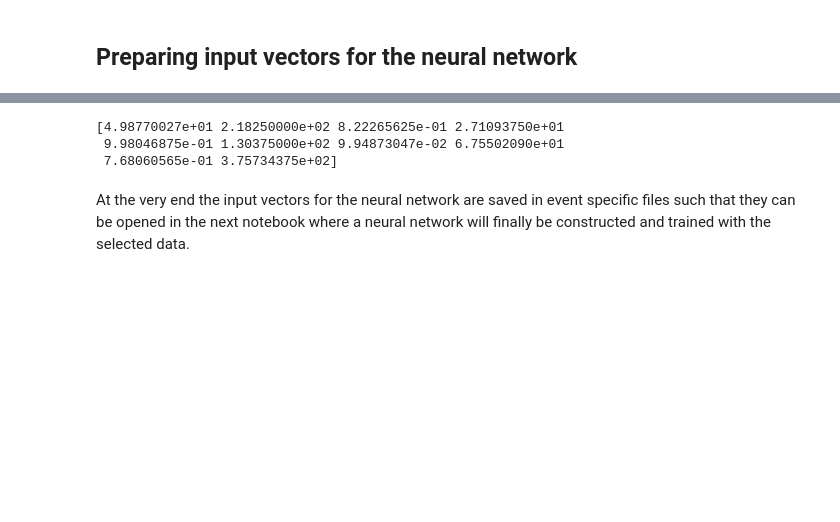
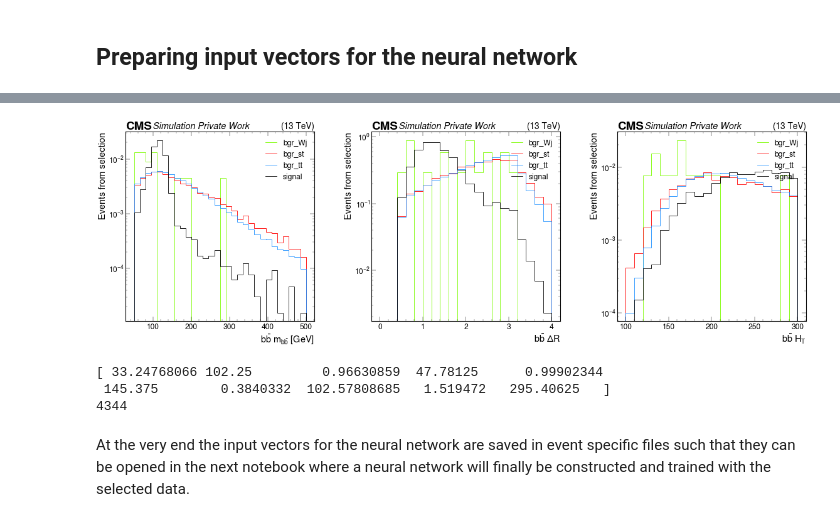
Before and after one commit to ArtMk/lhc-ml, a Jupyter notebook: 04_Event_Selection.ipynb, the cells around one changed output, grey strips where cells are left out. Saved outputs shown, nothing was run; the diff lists cells and outputs as text; code cells hidden in the pictures; blank space fills up the shorter version.

```diff
--- a/04_Event_Selection.ipynb
+++ b/04_Event_Selection.ipynb
@@ -464,31 +482,6 @@ for sub_cat in files_list:
     )
 # %%
 # construct sub histograms to be plotted
-selection_hisssst = {"m_bb":   observables[{"deltaR": sum, "ht": sum}],    # m_bb
-                     "deltaR": observables[{"m_bb": sum, "ht": sum}],      # deltaR
-                     "ht":     observables[{"m_bb": sum, "deltaR": sum}]}  # ht
+new_observables_hist = {"m_bb":   observables[{"deltaR": sum, "ht": sum}],    # m_bb
+                        "deltaR": observables[{"m_bb": sum, "ht": sum}],      # deltaR
+                        "ht":     observables[{"m_bb": sum, "deltaR": sum}]}  # ht
-# %%
-plt.style.use(mplhep.style.CMS)
-
-# make axes
-axes = np.array([fig.add_subplot(3, 1, i) for i in range(1, len(selection_hisssst) + 1)])
-
-# permutate axes
-p = [0, 1, 2]
-axes = axes[p]
-
-for count, sub_hist in enumerate(selection_hisssst):
-
-    observables[{"process": ['bgr_Wj', 'bgr_tt', 'bgr_st']}].plot1d(
-        ax = axes[count],
-        overlay = "process",
-        histtype = "step",
-        stack = False,
-        density = True,
-        alpha = 1,
-        # edgecolor = None,
-    )
-
-# plt.semilogy()
-
-plt.show()
@@ -506,3 +488,8 @@ ColormeshArtists(pcolormesh=<matplotlib.collections.QuadMesh object at 0x...>, c
+# %%
+# plot new observables
+plotting(new_observables_hist, (1, 3), (10*3.5, 10), [0, 1, 2], 'density')
+# %% [output]
+[figure, added]
 # %%
 # conversion of awkward arrays to numpy arrays
 nn_input_ak = {}
@@ -535,10 +522,11 @@ for process in selection_dict:
 nn_input = {k: ak.to_numpy(ak.Array(ak.unzip(nn_input_ak[k]))) for k in nn_input_ak.keys()}
 # %%
 print(nn_input['signal'][:, 0])
+print(len(nn_input['signal'][0]))
 # %% [output]
-[4.98770027e+01 2.18250000e+02 8.22265625e-01 2.71093750e+01
- 9.98046875e-01 1.30375000e+02 9.94873047e-02 6.75502090e+01
- 7.68060565e-01 3.75734375e+02]
+[ 33.24768066 102.25         0.96630859  47.78125      0.99902344
+ 145.375        0.3840332  102.57808685   1.519472   295.40625   ]
+4344
 # %% [markdown]
 At the very end the input vectors for the neural network are saved in event specific files such that they can be opened in the next notebook where a neural network will finally be constructed and trained with the selected data.
 # %%
```
Also changed, not shown: parts of 19 cells of this notebook, 1 other file.
